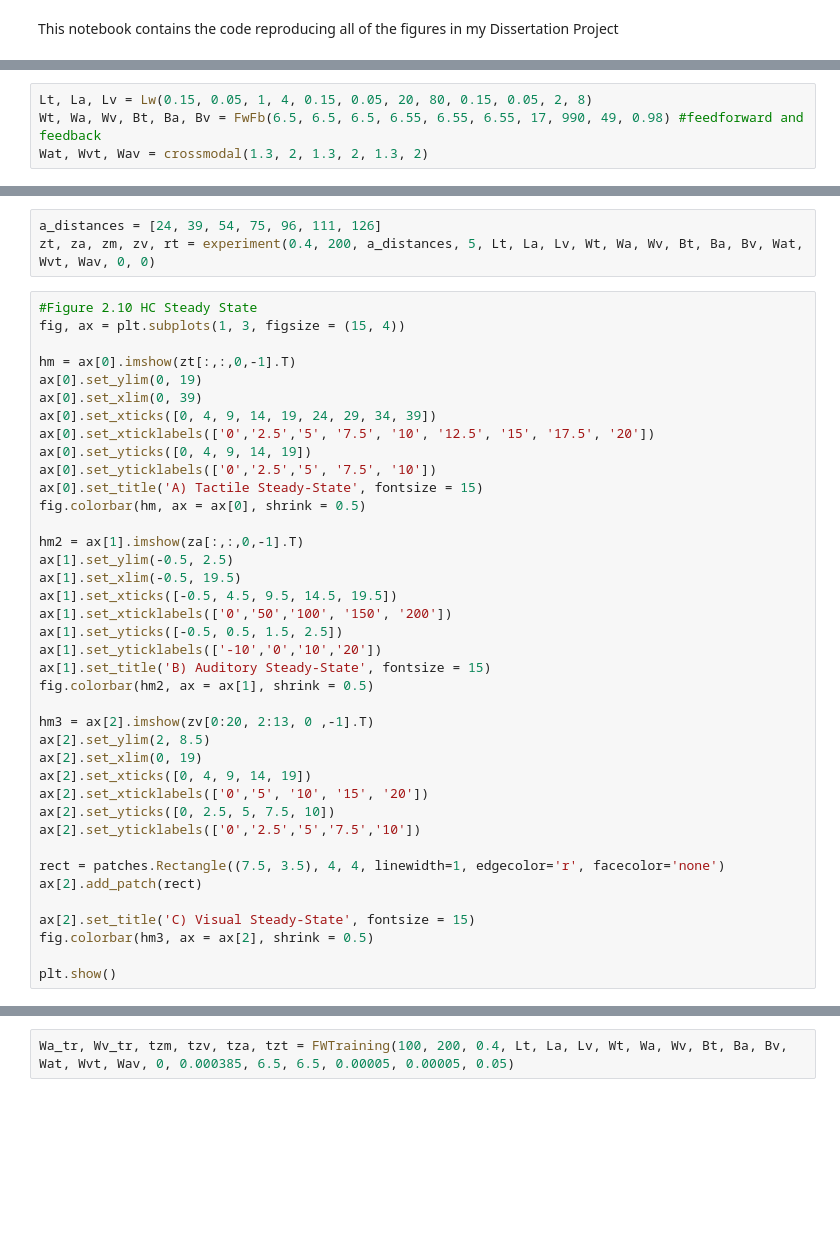
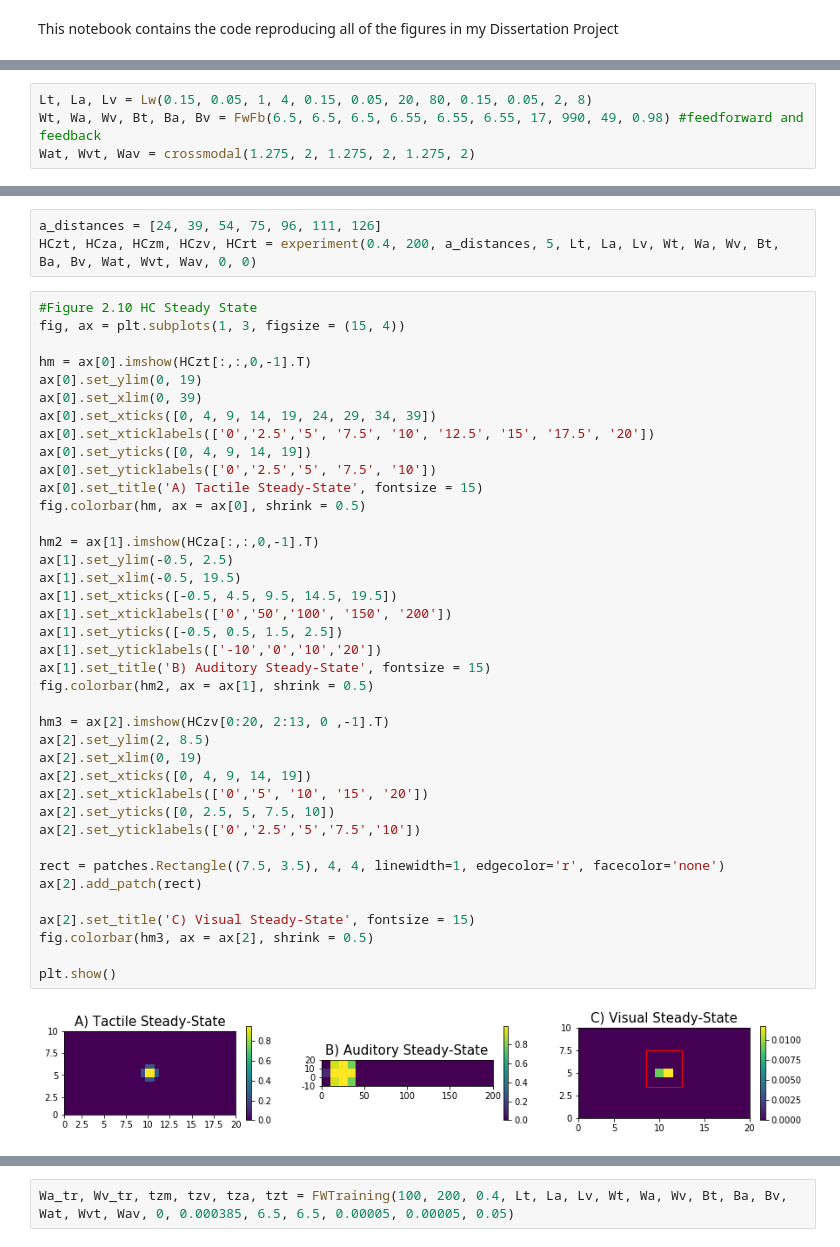
Before and after one commit to VladGrigoras/Dissertation, a Jupyter notebook: Plots.ipynb, the cells around one changed output, grey strips where cells are left out. Saved outputs shown, nothing was run; the diff lists cells and outputs as text; blank space fills up the shorter version.

```diff
--- a/Plots.ipynb
+++ b/Plots.ipynb
@@ -6,5 +8,5 @@ This notebook contains the code reproducing all of the figures in my Dissertatio
 # %%
 Lt, La, Lv = Lw(0.15, 0.05, 1, 4, 0.15, 0.05, 20, 80, 0.15, 0.05, 2, 8)
 Wt, Wa, Wv, Bt, Ba, Bv = FwFb(6.5, 6.5, 6.5, 6.55, 6.55, 6.55, 17, 990, 49, 0.98) #feedforward and feedback
-Wat, Wvt, Wav = crossmodal(1.3, 2, 1.3, 2, 1.3, 2)
+Wat, Wvt, Wav = crossmodal(1.275, 2, 1.275, 2, 1.275, 2)
 # %%
@@ -186,45 +196,47 @@ plt.show()
 # %%
 a_distances = [24, 39, 54, 75, 96, 111, 126]
-zt, za, zm, zv, rt = experiment(0.4, 200, a_distances, 5, Lt, La, Lv, Wt, Wa, Wv, Bt, Ba, Bv, Wat, Wvt, Wav, 0, 0)
+HCzt, HCza, HCzm, HCzv, HCrt = experiment(0.4, 200, a_distances, 5, Lt, La, Lv, Wt, Wa, Wv, Bt, Ba, Bv, Wat, Wvt, Wav, 0, 0)
 # %%
 #Figure 2.10 HC Steady State
 fig, ax = plt.subplots(1, 3, figsize = (15, 4))
 
-hm = ax[0].imshow(zt[:,:,0,-1].T)
+hm = ax[0].imshow(HCzt[:,:,0,-1].T)
 ax[0].set_ylim(0, 19)
 ax[0].set_xlim(0, 39)
 ax[0].set_xticks([0, 4, 9, 14, 19, 24, 29, 34, 39])
 ax[0].set_xticklabels(['0','2.5','5', '7.5', '10', '12.5', '15', '17.5', '20'])
 ax[0].set_yticks([0, 4, 9, 14, 19])
 ax[0].set_yticklabels(['0','2.5','5', '7.5', '10'])
 ax[0].set_title('A) Tactile Steady-State', fontsize = 15)
 fig.colorbar(hm, ax = ax[0], shrink = 0.5)
 
-hm2 = ax[1].imshow(za[:,:,0,-1].T)
+hm2 = ax[1].imshow(HCza[:,:,0,-1].T)
 ax[1].set_ylim(-0.5, 2.5)
 ax[1].set_xlim(-0.5, 19.5)
 ax[1].set_xticks([-0.5, 4.5, 9.5, 14.5, 19.5])
 ax[1].set_xticklabels(['0','50','100', '150', '200'])
 ax[1].set_yticks([-0.5, 0.5, 1.5, 2.5])
 ax[1].set_yticklabels(['-10','0','10','20'])
 ax[1].set_title('B) Auditory Steady-State', fontsize = 15)
 fig.colorbar(hm2, ax = ax[1], shrink = 0.5)
 
-hm3 = ax[2].imshow(zv[0:20, 2:13, 0 ,-1].T)
+hm3 = ax[2].imshow(HCzv[0:20, 2:13, 0 ,-1].T)
 ax[2].set_ylim(2, 8.5)
 ax[2].set_xlim(0, 19)
 ax[2].set_xticks([0, 4, 9, 14, 19])
 ax[2].set_xticklabels(['0','5', '10', '15', '20'])
 ax[2].set_yticks([0, 2.5, 5, 7.5, 10])
 ax[2].set_yticklabels(['0','2.5','5','7.5','10'])
 
 rect = patches.Rectangle((7.5, 3.5), 4, 4, linewidth=1, edgecolor='r', facecolor='none')
 ax[2].add_patch(rect)
 
 ax[2].set_title('C) Visual Steady-State', fontsize = 15)
 fig.colorbar(hm3, ax = ax[2], shrink = 0.5)
 
 plt.show()
+# %% [output]
+[figure, added]
 # %%
 #Figure 2.11 Steady State Exploration
 fig, ax = plt.subplots(2, 3, figsize = (15, 4), sharey= "row")
```
Also changed, not shown: parts of 25 cells of this notebook, 3 other files.
